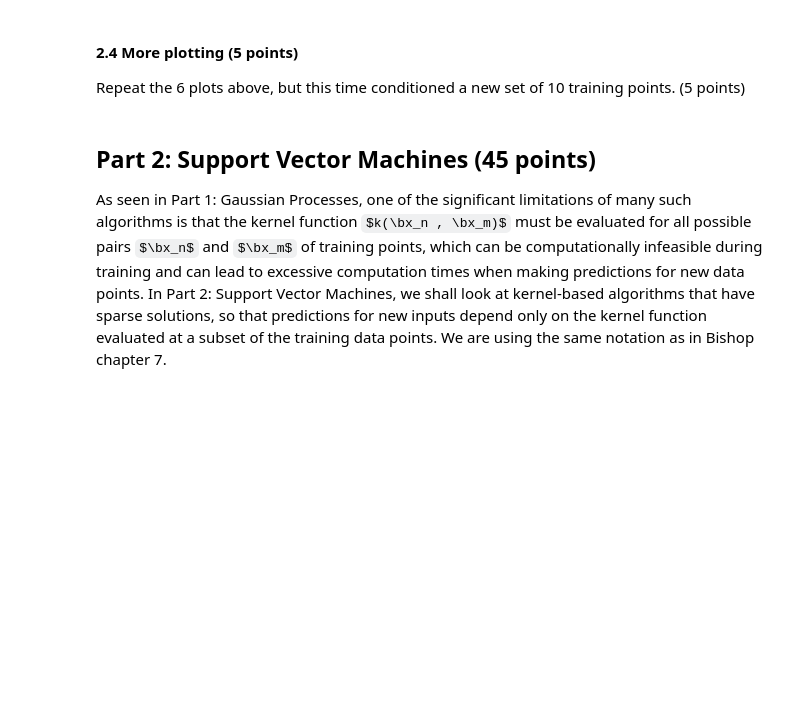
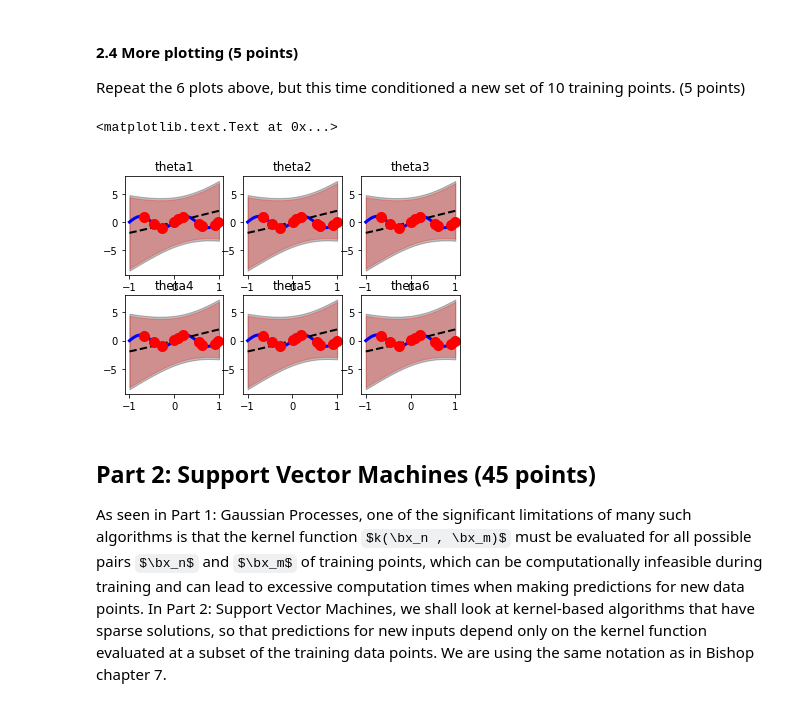
Before and after one commit to 3lLobo/MachineLearningLab3, a Jupyter notebook: lab3.ipynb, the cells around one changed output. Cells and saved outputs as stored; diff of their text form; code cells hidden in the pictures; some formulas as TeX source; blank space fills up the shorter version.

```diff
--- a/lab3.ipynb
+++ b/lab3.ipynb
@@ -312,0 +349,20 @@ raise NotImplementedError()
+# %%
+def gp_subplot( x_test, y_test, mean_test, covar_test, x_train, t_train, theta, beta, n, m ):
+    # x_test:
+    # y_test:    the true function at x_test
+    # mean_test: predictive mean at x_test
+    # var_test:  predictive covariance at x_test
+    # t_train:   the training values
+    # theta:     the kernel parameters
+    # beta:      the precision (known)
+
+    # the reason for the manipulation is to allow plots separating model and data stddevs.
+    std_total = np.sqrt(np.diag(covar_test))       # includes all uncertainty, model and target noise
+    std_model = np.sqrt(std_total**2 - 1.0/beta) # remove data noise to get model uncertainty in stddev
+    std_combo = std_model + np.sqrt(1.0/beta)    # add stddev (note: not the same as full)
+
+    bx[n,m].plot(x_test, y_test, 'b', lw=3)
+    bx[n,m].plot(x_test, mean_test, 'k--', lw=2)
+    bx[n,m].fill_between(x_test, mean_test+2*std_combo,mean_test-2*std_combo, color='k', alpha=0.25)
+    bx[n,m].fill_between(x_test, mean_test+2*std_model,mean_test-2*std_model, color='r', alpha=0.25)
+    bx[n,m].plot(x_train, t_train, 'ro', ms=10)
@@ -319,3 +429,39 @@ raise NotImplementedError()
+# %%
+x_train = np.random.uniform(-1.,1.,10)
+y_train = true_mean_function(x_train)
+train_t = 2 * x_train
+
+
+N_test = 100
+
+x_test = np.linspace(-1, 1, N_test)
+y_test = true_mean_function(x_test)
+t_test = add_noise(y_test, sigma)
+
+
+
+g, bx = plt.subplots(2, 3)
+mean_test, covar_test, C = gp_predictive_distribution(x_train, train_t, x_test, thetas1, beta, C=None)
+gp_subplot( x_test, y_test, mean_test, covar_test, x_train, y_train, thetas1, beta, 0, 0)
+bx[0,0].set_title('theta1')
+mean_test, covar_test, C = gp_predictive_distribution(x_train, train_t, x_test, thetas2, beta, C=None)
+gp_subplot( x_test, y_test, mean_test, covar_test, x_train, y_train, thetas2, beta, 0, 1)
+bx[0,1].set_title('theta2')
+mean_test, covar_test, C = gp_predictive_distribution(x_train, train_t, x_test, thetas3, beta, C=None)
+gp_subplot( x_test, y_test, mean_test, covar_test, x_train, y_train, thetas3, beta, 0, 2)
+bx[0,2].set_title('theta3')
+mean_test, covar_test, C = gp_predictive_distribution(x_train, train_t, x_test, thetas4, beta, C=None)
+gp_subplot( x_test, y_test, mean_test, covar_test, x_train, y_train, thetas4, beta, 1, 0)
+bx[1,0].set_title('theta4')
+mean_test, covar_test, C = gp_predictive_distribution(x_train, train_t, x_test, thetas5, beta, C=None)
+gp_subplot( x_test, y_test, mean_test, covar_test, x_train, y_train, thetas5, beta, 1, 1)
+bx[1,1].set_title('theta5')
+mean_test, covar_test, C = gp_predictive_distribution(x_train, train_t, x_test, thetas6, beta, C=None)
+gp_subplot( x_test, y_test, mean_test, covar_test, x_train, y_train, thetas6, beta, 1, 2)
+bx[1,2].set_title('theta6')
+# %% [output]
+<matplotlib.text.Text at 0x...>
+[figure, added]
 # %% [markdown]
 ## Part 2: Support Vector Machines (45 points)
 As seen in Part 1: Gaussian Processes, one of the significant limitations of many such algorithms is that the kernel function $k(\bx_n , \bx_m)$ must be evaluated for all possible pairs $\bx_n$ and $\bx_m$ of training points, which can be computationally infeasible during training and can lead to excessive computation times when making predictions for new data points.
```
Also changed, not shown: parts of 11 cells of this notebook.
